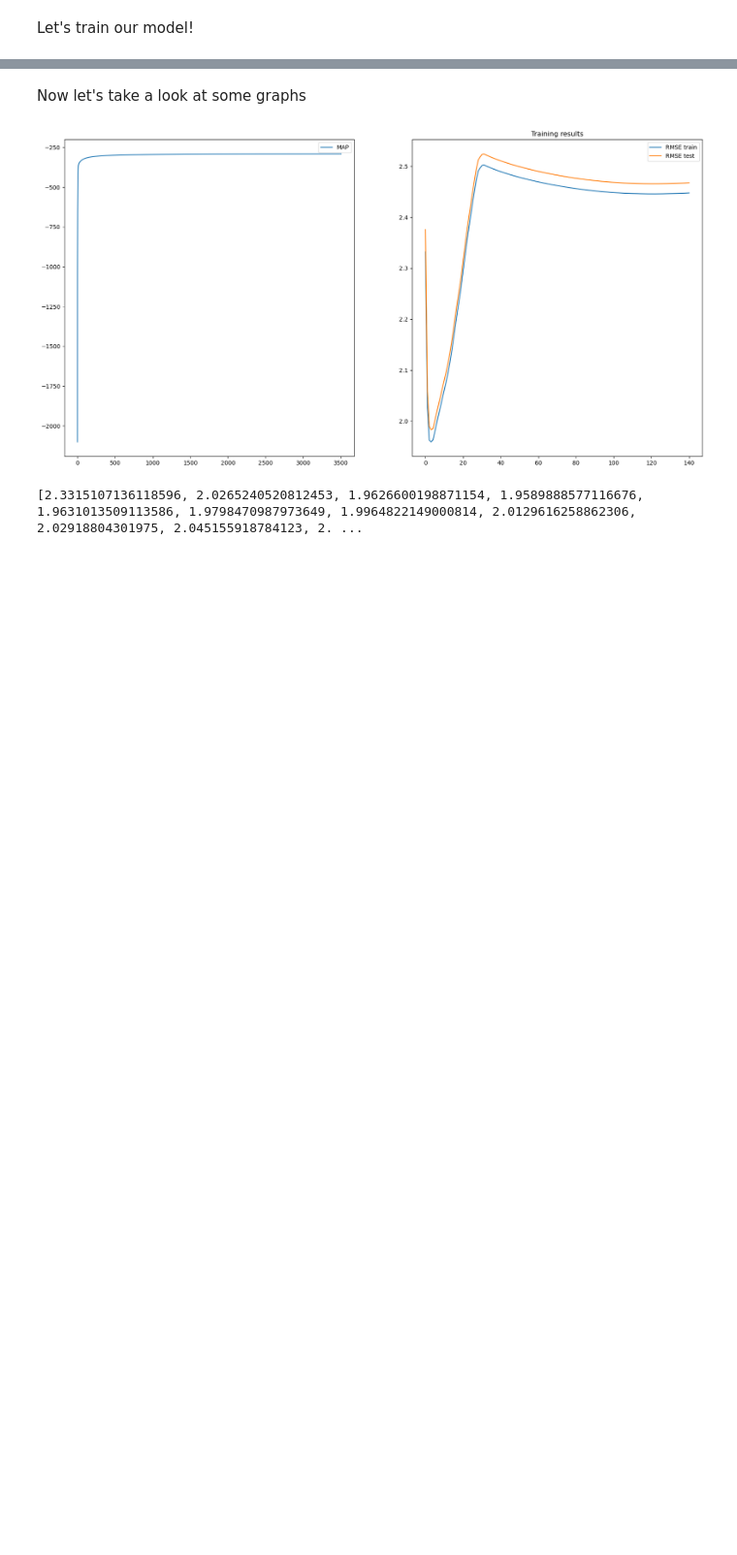
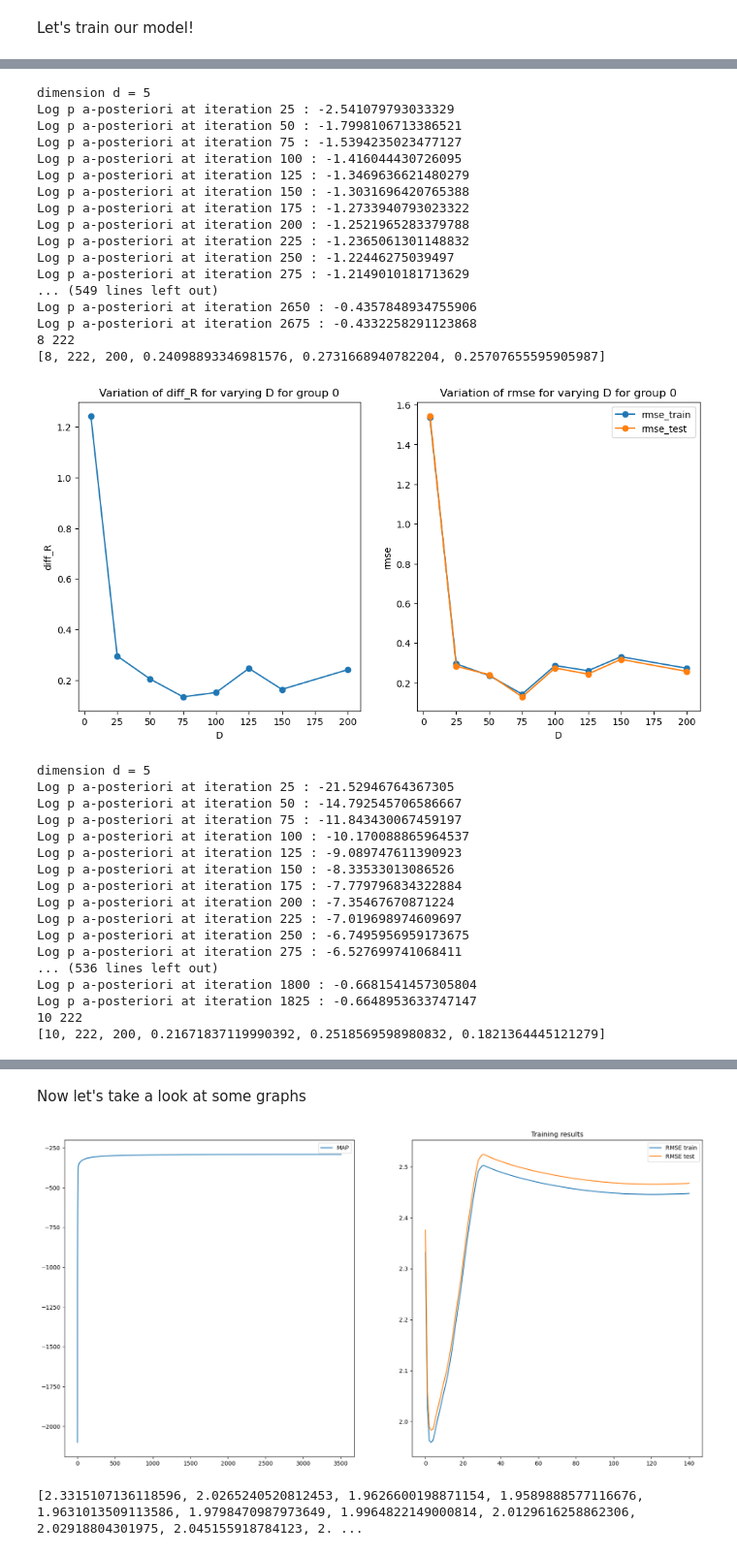
Before and after one commit to EmnaMaghrebi/RecSys, a Jupyter notebook: Alternating minimization real data.ipynb, the cells around one changed output, grey strips where cells are left out. Shown at 97% size. Saved outputs shown, nothing was run; the diff lists cells and outputs as text; code cells hidden in the pictures; blank space fills up the shorter version.

```diff
--- a/Alternating minimization real data.ipynb
+++ b/Alternating minimization real data.ipynb
@@ -28,0 +19,8 @@ realdata_df.head()
+# %%
+group_0_df = pd.read_csv('data/group_0.csv')
+group_1_df = pd.read_csv('data/group_1.csv')
+group_2_df = pd.read_csv('data/group_2.csv')
+group_3_df = pd.read_csv('data/group_3.csv')
+group_4_df = pd.read_csv('data/group_4.csv')
+ratings_df = pd.read_csv('data/ratings_per_user.csv')
+ratings_df.head()
@@ -201,7 +200,7 @@ def train(n_epochs, train_set, test_set, n_users, n_movies, d_dims):
     k = 0
     while True:
         if len(log_aps) > 2:
-            if np.abs(log_aps[-1] - log_aps[-2]) < 0.01: # change back to 0.0001
+            if np.abs(log_aps[-1] - log_aps[-2]) < 0.0001: # change back to 0.0001
                 break
         update_parameters(n_users, n_movies, d_dims)
         log_ap = log_a_posteriori()
@@ -284,3 +218,24 @@ plt.show()
 # %% [markdown]
 Let's train our model!
+# %%
+def real_data_dimension_experiment(n_users, n_items, ratings_matrix):
+
+    d_vals = [5, 25, 50, 75, 100, 125, 150, 200] #list(range(5, 101, 5))
+    data = []
+    np.set_printoptions(precision = 6)
+
+    for i in range(len(d_vals)):
+
+        print(f'dimension d = {d_vals[i]}')
+
+        init_params_real_data(sigma_u/sigma, sigma_v/sigma, mu, sigma, d_vals[i], n_users, n_items, ratings_matrix)
+        df_ratings = create_real_data_df(n_users, n_items)
+        train_set, test_set = split_train_test(df_ratings, train_size=0.95)
+        log_aps, rmse_train, rmse_test, diff_R = train(10, train_set, test_set, n_users, n_items, d_vals[i])
+        print(n_users, n_items)
+        row= [n_users, n_items, d_vals[i], diff_R, rmse_train[-1], rmse_test[-1]]
+        print(row)
+        data.append(row)
+
+    return data
 # %%
@@ -330,0 +292,44 @@ Log p a-posteriori at iteration 3500 : -291.3920572550948
+# %%
+group_dfs = [group_0_df, group_1_df, group_2_df, group_3_df, group_4_df]
+group_nbrs = [0, 1, 2, 3, 4]
+
+for group_df, group_nbr in zip(group_dfs, group_nbrs):
+    ratings_matrix, n_users, n_items = preprocess_data(group_df)
+    data = real_data_dimension_experiment(n_users, n_items, ratings_matrix)
+    plot_results(data, group_nbr)
+# %% [output]
+dimension d = 5
+Log p a-posteriori at iteration 25 : -2.541079793033329
+Log p a-posteriori at iteration 50 : -1.7998106713386521
+Log p a-posteriori at iteration 75 : -1.5394235023477127
+Log p a-posteriori at iteration 100 : -1.416044430726095
+Log p a-posteriori at iteration 125 : -1.3469636621480279
+Log p a-posteriori at iteration 150 : -1.3031696420765388
+Log p a-posteriori at iteration 175 : -1.2733940793023322
+Log p a-posteriori at iteration 200 : -1.2521965283379788
+Log p a-posteriori at iteration 225 : -1.2365061301148832
+Log p a-posteriori at iteration 250 : -1.22446275039497
+Log p a-posteriori at iteration 275 : -1.2149010181713629
+... (549 lines left out)
+Log p a-posteriori at iteration 2650 : -0.4357848934755906
+Log p a-posteriori at iteration 2675 : -0.4332258291123868
+8 222
+[8, 222, 200, 0.24098893346981576, 0.2731668940782204, 0.25707655595905987]
+[figure, added]
+dimension d = 5
+Log p a-posteriori at iteration 25 : -21.52946764367305
+Log p a-posteriori at iteration 50 : -14.792545706586667
+Log p a-posteriori at iteration 75 : -11.843430067459197
+Log p a-posteriori at iteration 100 : -10.170088865964537
+Log p a-posteriori at iteration 125 : -9.089747611390923
+Log p a-posteriori at iteration 150 : -8.33533013086526
+Log p a-posteriori at iteration 175 : -7.779796834322884
+Log p a-posteriori at iteration 200 : -7.35467670871224
+Log p a-posteriori at iteration 225 : -7.019698974609697
+Log p a-posteriori at iteration 250 : -6.7495956959173675
+Log p a-posteriori at iteration 275 : -6.527699741068411
+... (536 lines left out)
+Log p a-posteriori at iteration 1800 : -0.6681541457305804
+Log p a-posteriori at iteration 1825 : -0.6648953633747147
+10 222
+[10, 222, 200, 0.21671837119990392, 0.2518569598980832, 0.1821364445121279]
```
Also changed, not shown: parts of 12 cells of this notebook.
